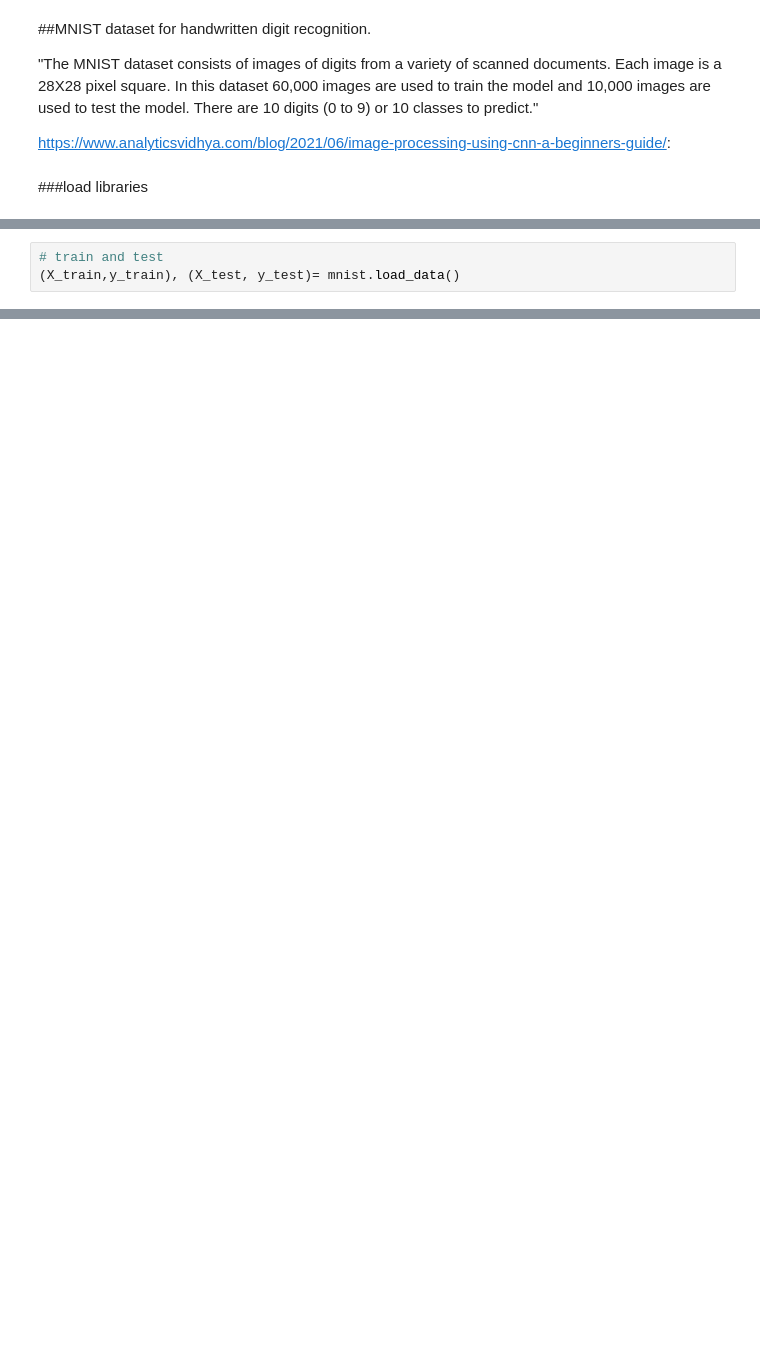
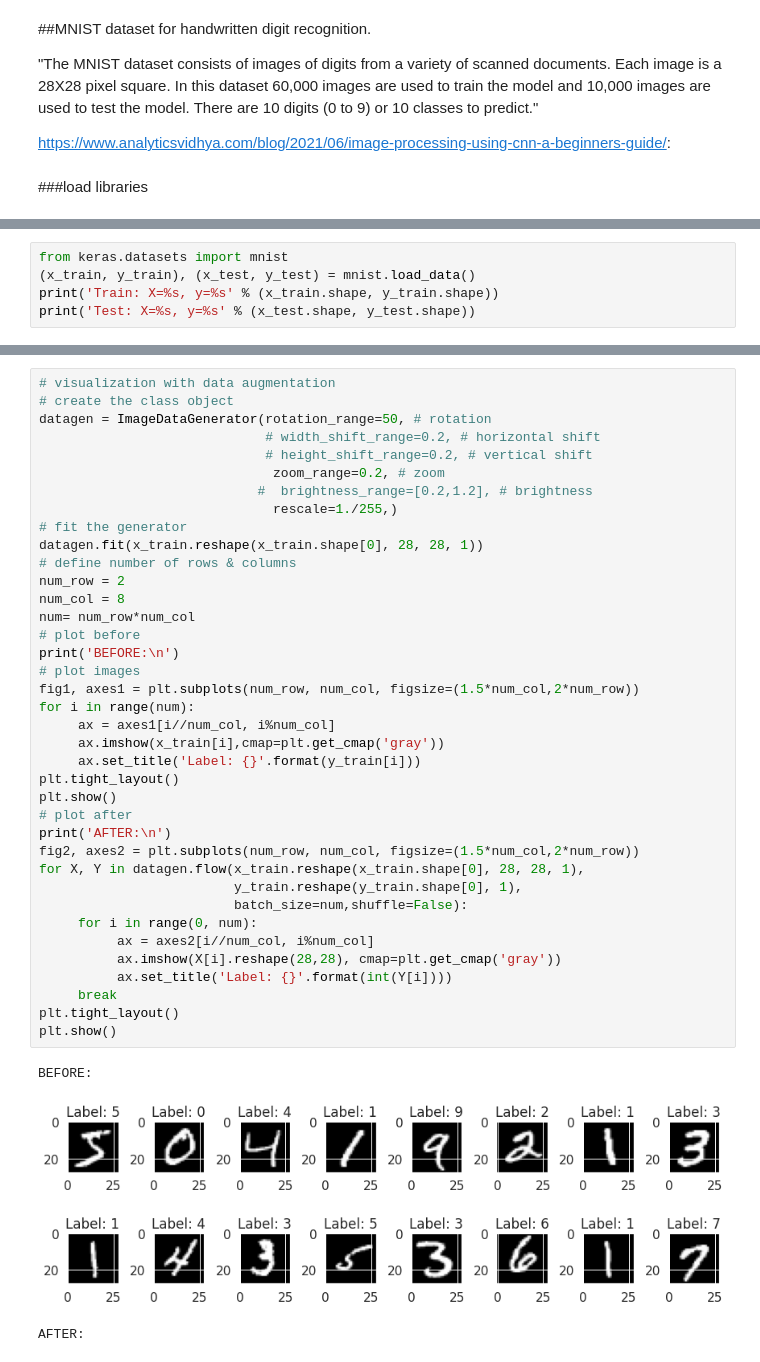
Before and after one commit to Kate-Strydom/cse450, a Jupyter notebook: MNIST_Handwritten_digit_recognition.ipynb, the cells around one changed output, grey strips where cells are left out. Cells and saved outputs as stored; diff of their text form; blank space fills up the shorter version.

```diff
--- a/MNIST_Handwritten_digit_recognition.ipynb
+++ b/MNIST_Handwritten_digit_recognition.ipynb
@@ -22,3 +10,0 @@ import datetime
-# %%
-# train and test
-(X_train,y_train), (X_test, y_test)= mnist.load_data()
@@ -112,0 +66,5 @@ print('The error is: %.2f%%'%(100-score[1]*100))
+# %%
+from keras.datasets import mnist
+(x_train, y_train), (x_test, y_test) = mnist.load_data()
+print('Train: X=%s, y=%s' % (x_train.shape, y_train.shape))
+print('Test: X=%s, y=%s' % (x_test.shape, y_test.shape))
@@ -112,0 +77,42 @@ print('The error is: %.2f%%'%(100-score[1]*100))
+# %%
+# visualization with data augmentation
+# create the class object
+datagen = ImageDataGenerator(rotation_range=50, # rotation
+                             # width_shift_range=0.2, # horizontal shift
+                             # height_shift_range=0.2, # vertical shift
+                              zoom_range=0.2, # zoom
+                            #  brightness_range=[0.2,1.2], # brightness
+                              rescale=1./255,)
+# fit the generator
+datagen.fit(x_train.reshape(x_train.shape[0], 28, 28, 1))
+# define number of rows & columns
+num_row = 2
+num_col = 8
+num= num_row*num_col
+# plot before
+print('BEFORE:\n')
+# plot images
+fig1, axes1 = plt.subplots(num_row, num_col, figsize=(1.5*num_col,2*num_row))
+for i in range(num):
+     ax = axes1[i//num_col, i%num_col]
+     ax.imshow(x_train[i],cmap=plt.get_cmap('gray'))
+     ax.set_title('Label: {}'.format(y_train[i]))
+plt.tight_layout()
+plt.show()
+# plot after
+print('AFTER:\n')
+fig2, axes2 = plt.subplots(num_row, num_col, figsize=(1.5*num_col,2*num_row))
+for X, Y in datagen.flow(x_train.reshape(x_train.shape[0], 28, 28, 1),
+                         y_train.reshape(y_train.shape[0], 1),
+                         batch_size=num,shuffle=False):
+     for i in range(0, num):
+          ax = axes2[i//num_col, i%num_col]
+          ax.imshow(X[i].reshape(28,28), cmap=plt.get_cmap('gray'))
+          ax.set_title('Label: {}'.format(int(Y[i])))
+     break
+plt.tight_layout()
+plt.show()
+# %% [output]
+BEFORE:
+[figure, added]
+AFTER:
```
Also changed, not shown: parts of 26 cells of this notebook.
